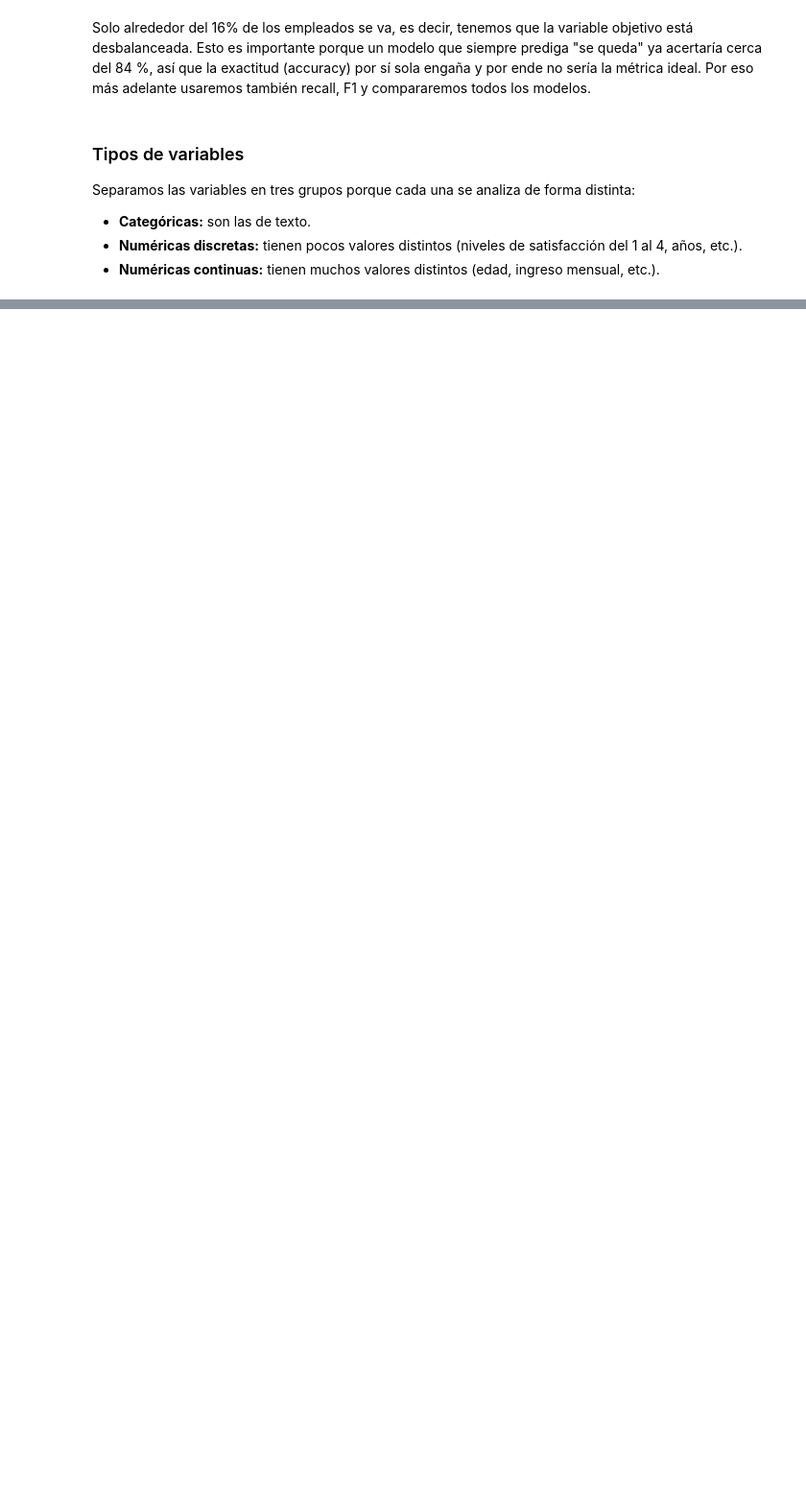
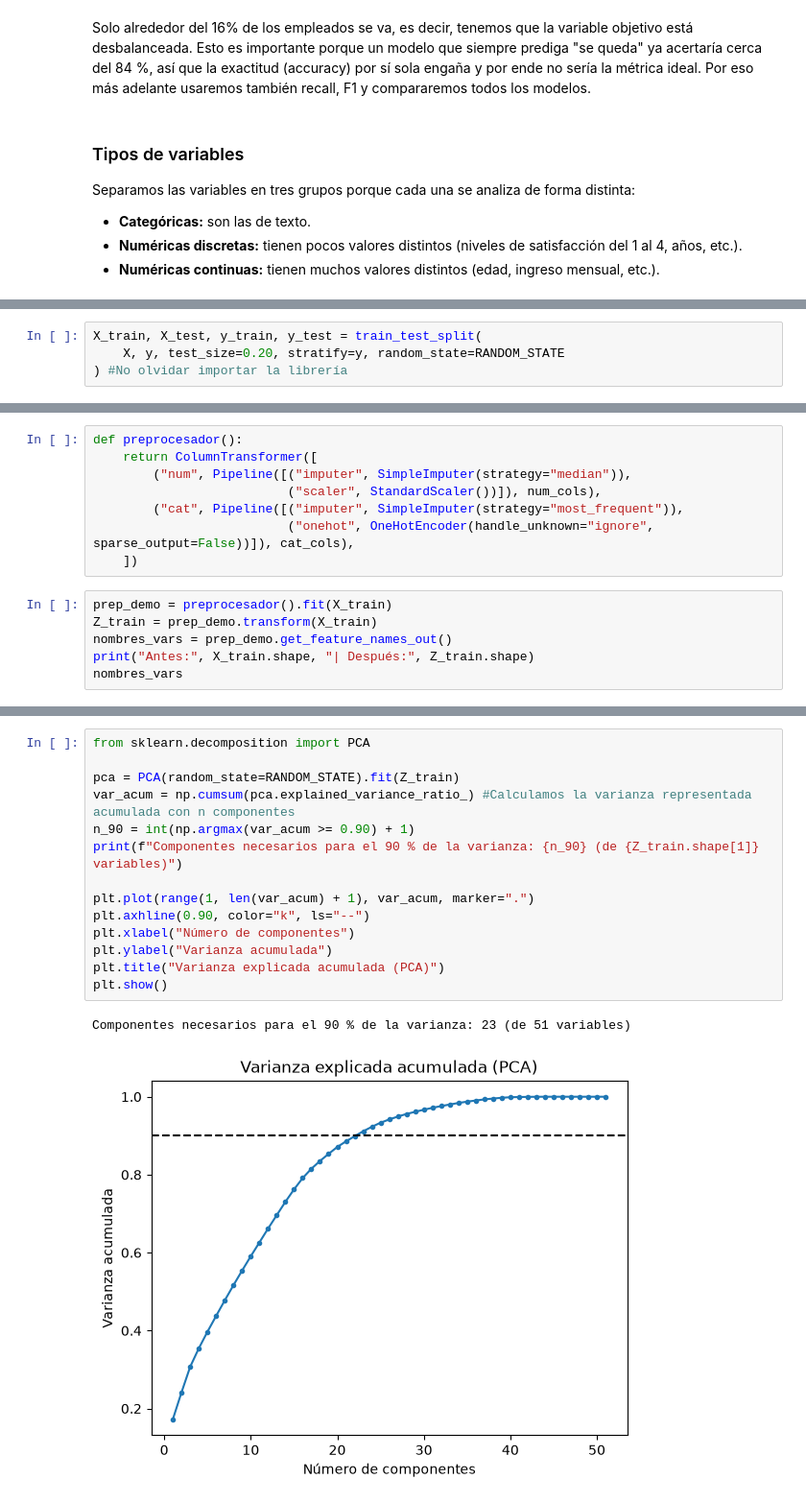
Before and after one commit to Edgartor321/CD-Paradigmas_y_progra, a Jupyter notebook: Proyecto/Proyecto-IBM-HR.ipynb, the cells around one changed output, grey strips where cells are left out. Shown at 96% size. Saved outputs shown, nothing was run; the diff lists cells and outputs as text; blank space fills up the shorter version.

```diff
--- a/Proyecto/Proyecto-IBM-HR.ipynb
+++ b/Proyecto/Proyecto-IBM-HR.ipynb
@@ -307,0 +472,4 @@ print(len(cat_cols) + len(num_cols), "variables clasificadas de", X.shape[1])
+# %%
+X_train, X_test, y_train, y_test = train_test_split(
+    X, y, test_size=0.20, stratify=y, random_state=RANDOM_STATE
+) #No olvidar importar la librería
@@ -307,0 +493,14 @@ print(len(cat_cols) + len(num_cols), "variables clasificadas de", X.shape[1])
+# %%
+def preprocesador():
+    return ColumnTransformer([
+        ("num", Pipeline([("imputer", SimpleImputer(strategy="median")),
+                          ("scaler", StandardScaler())]), num_cols),
+        ("cat", Pipeline([("imputer", SimpleImputer(strategy="most_frequent")),
+                          ("onehot", OneHotEncoder(handle_unknown="ignore", sparse_output=False))]), cat_cols),
+    ])
+# %%
+prep_demo = preprocesador().fit(X_train)
+Z_train = prep_demo.transform(X_train)
+nombres_vars = prep_demo.get_feature_names_out()
+print("Antes:", X_train.shape, "| Después:", Z_train.shape)
+nombres_vars
@@ -307,0 +547,17 @@ print(len(cat_cols) + len(num_cols), "variables clasificadas de", X.shape[1])
+# %%
+from sklearn.decomposition import PCA
+
+pca = PCA(random_state=RANDOM_STATE).fit(Z_train)
+var_acum = np.cumsum(pca.explained_variance_ratio_) #Calculamos la varianza representada acumulada con n componentes
+n_90 = int(np.argmax(var_acum >= 0.90) + 1)
+print(f"Componentes necesarios para el 90 % de la varianza: {n_90} (de {Z_train.shape[1]} variables)")
+
+plt.plot(range(1, len(var_acum) + 1), var_acum, marker=".")
+plt.axhline(0.90, color="k", ls="--")
+plt.xlabel("Número de componentes")
+plt.ylabel("Varianza acumulada")
+plt.title("Varianza explicada acumulada (PCA)")
+plt.show()
+# %% [output]
+Componentes necesarios para el 90 % de la varianza: 23 (de 51 variables)
+[figure, added]
```
Also changed, not shown: parts of 59 cells of this notebook.
